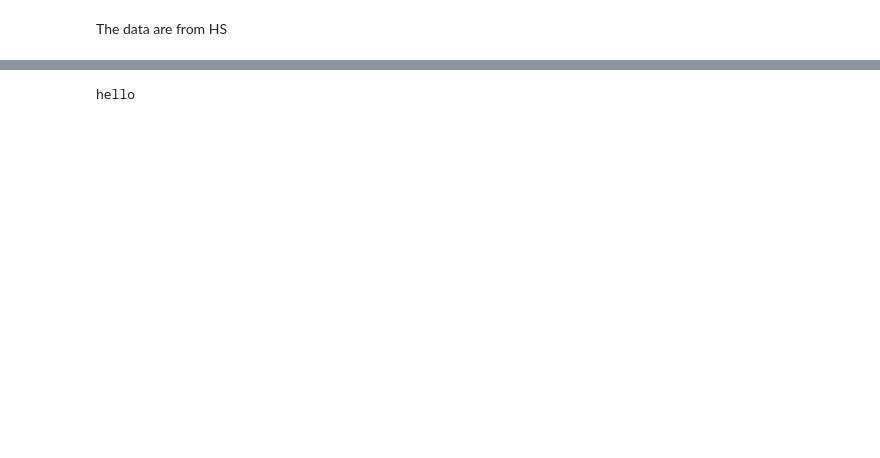
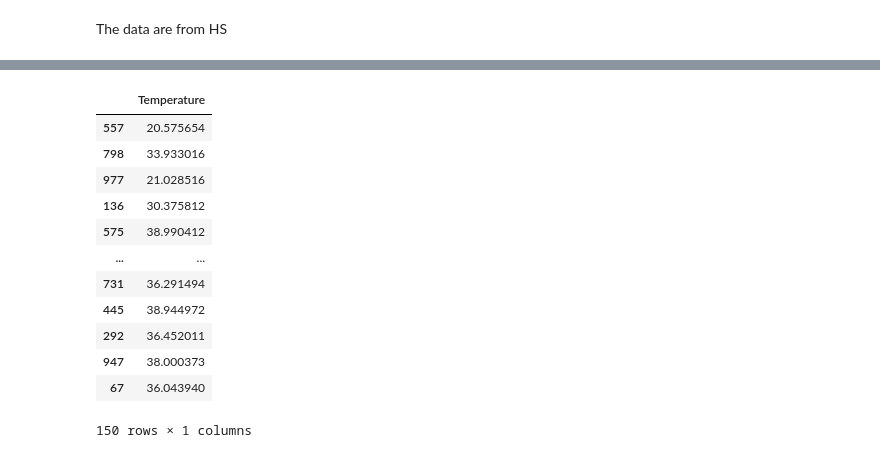
Before and after one commit to abdrahmannc/supervised-learning, a Jupyter notebook: notebooks/regression.ipynb, the cells around one changed output, grey strips where cells are left out. Saved outputs shown, nothing was run; the diff lists cells and outputs as text; code cells hidden in the pictures; blank space fills up the shorter version.

```diff
--- a/notebooks/regression.ipynb
+++ b/notebooks/regression.ipynb
@@ -75,3 +102,3 @@ max      22.000000    38.700000     7.000000    12.000000
 # %%
-X,y=data_process(data,"money")
+X,y=data_process(data,"Energy_kWh")
 # %%
@@ -82,4 +107,16 @@ X_train,X_val,X_test,Y_train,Y_val,Y_test=split_data(X,y)
-# %%
-print("hello")
-# %% [output]
-hello
+# %%
+X_test
+# %% [output]
+|  | Temperature |
+| 557 | 20.575654 |
+| 798 | 33.933016 |
+| 977 | 21.028516 |
+| 136 | 30.375812 |
+| 575 | 38.990412 |
+| ... | ... |
+| 731 | 36.291494 |
+| 445 | 38.944972 |
+| 292 | 36.452011 |
+| 947 | 38.000373 |
+| 67 | 36.043940 |
+150 rows × 1 columns
```
Also changed, not shown: parts of 9 cells of this notebook.
